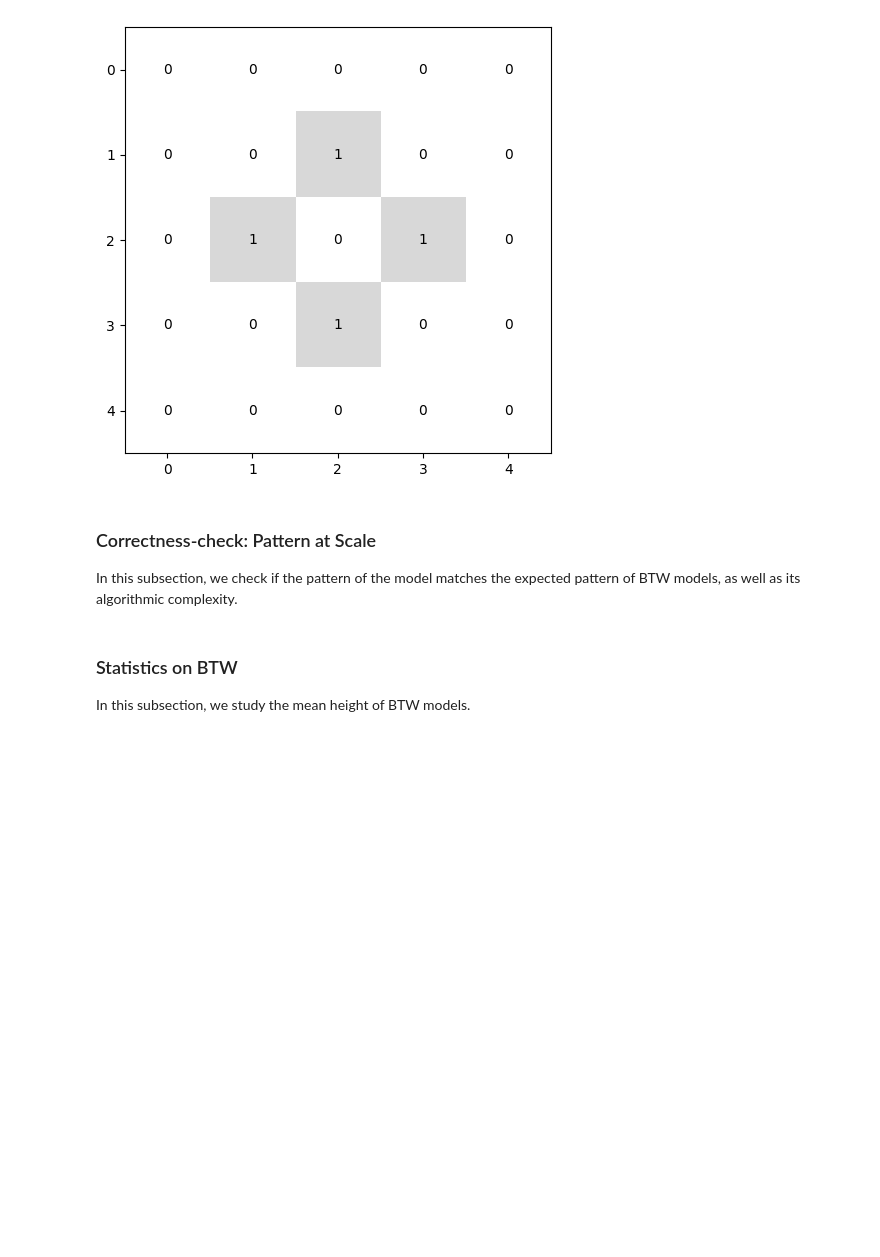
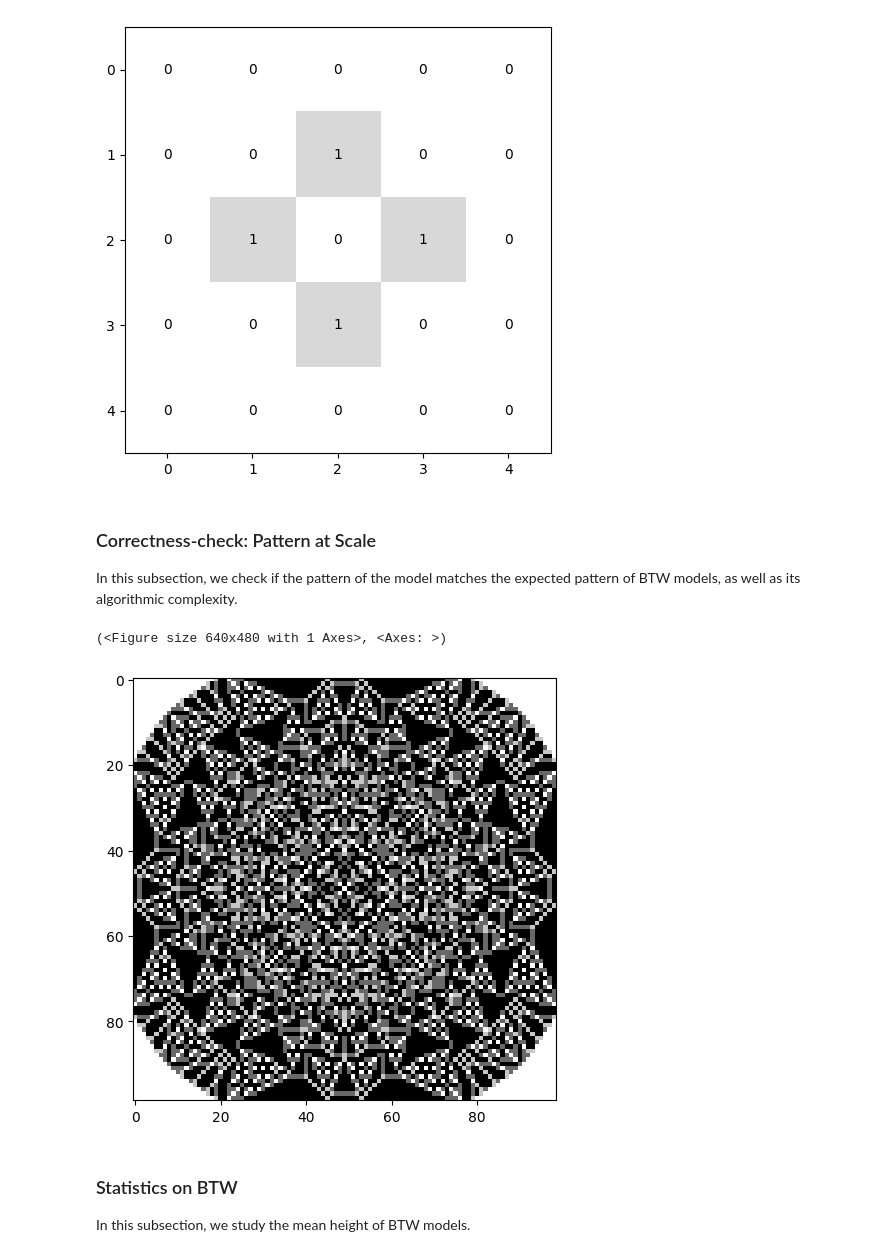
Before and after one commit to davidc789/sow, a Jupyter notebook: explore.ipynb, the cells around one changed output. Saved outputs shown, nothing was run; the diff lists cells and outputs as text; code cells hidden in the pictures; blank space fills up the shorter version.

```diff
--- a/explore.ipynb
+++ b/explore.ipynb
@@ -60,16 +60,19 @@ pattern of BTW models, as well as its algorithmic complexity.
 # %%
 # Make a grid graph and create the model.
 graph, boundary = sow.make_grid_graph(99, 99)
 model = sow.Model(graph=graph, boundary_vertices=boundary)
 
 # We drop at sand at the same spot to check the model. Notice that the middle
 # point is floor of half the vertex count, by design.
 model.manager = sow.ConstantDropper(graph.vcount() // 2)
 
 # No more listeners since they will slow it down. We are only interested in the
 # final image anyway, at this stage.
 model.simulate(10_000_000)
-model.visualise_as_grid(99, 99)
+model.visualise_grid(99, 99)
+# %% [output]
+(<Figure size 640x480 with 1 Axes>, <Axes: >)
+[figure, added]
 # %% [markdown]
 ### Statistics on BTW
 
```
Also changed, not shown: parts of 3 cells of this notebook, 1 other file.
